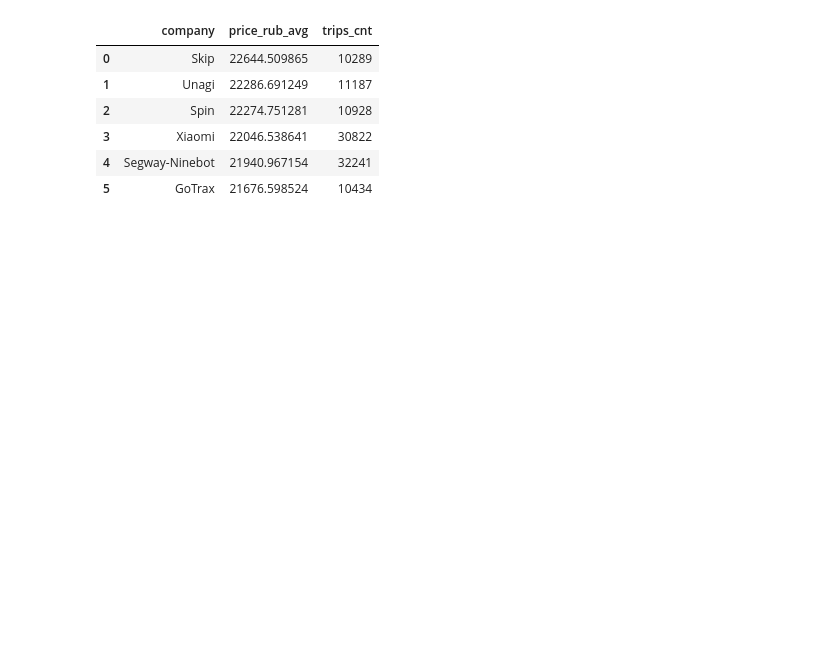
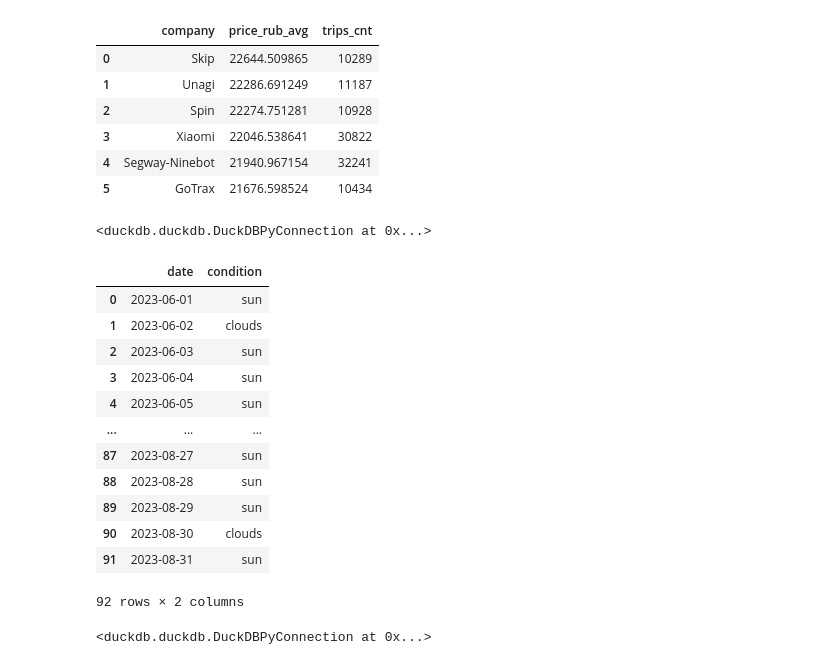
Before and after one commit to neworderby/modern_data_stack_lab, a Jupyter notebook: duckdb/duckdb.ipynb, the cells around one changed output. Saved outputs shown, nothing was run; the diff lists cells and outputs as text; code cells hidden in the pictures; blank space fills up the shorter version.

Commit message:
duckdb fast track (analytics w/o data ingestion)

```diff
--- a/duckdb/duckdb.ipynb
+++ b/duckdb/duckdb.ipynb
@@ -185,3 +187,37 @@ group by 1 order by 2 desc').df()
 | 3 | Xiaomi | 22046.538641 | 30822 |
 | 4 | Segway-Ninebot | 21940.967154 | 32241 |
 | 5 | GoTrax | 21676.598524 | 10434 |
+# %%
+weather = 'https://inzhenerka-public.s3.eu-west-1.amazonaws.com/scooters_data_generator/weather.json'
+conn.execute(f"""drop table if exists weather""")
+conn.execute(f"""create table weather as select * from read_json('{weather}', dateformat='%Y-%m-%dT%H:%M:%S.%f')""")#для парсинга дат
+# %% [output]
+<duckdb.duckdb.DuckDBPyConnection at 0x...>
+# %%
+conn.execute('select * from weather').df()
+# %% [output]
+|  | date | condition |
+| 0 | 2023-06-01 | sun |
+| 1 | 2023-06-02 | clouds |
+| 2 | 2023-06-03 | sun |
+| 3 | 2023-06-04 | sun |
+| 4 | 2023-06-05 | sun |
+| ... | ... | ... |
+| 87 | 2023-08-27 | sun |
+| 88 | 2023-08-28 | sun |
+| 89 | 2023-08-29 | sun |
+| 90 | 2023-08-30 | clouds |
+| 91 | 2023-08-31 | sun |
+92 rows × 2 columns
+# %%
+#легкое объединение разнородных датасетов
+conn.execute("""CREATE OR REPLACE VIEW trips_weather AS
+SELECT
+    t.*,
+    w."condition"
+FROM
+    trips_full AS t
+    LEFT JOIN weather AS w
+      ON t.started_at::DATE = w.date""")
+# %% [output]
+<duckdb.duckdb.DuckDBPyConnection at 0x...>
```
Also changed, not shown: parts of 10 cells of this notebook, 1 other file.
